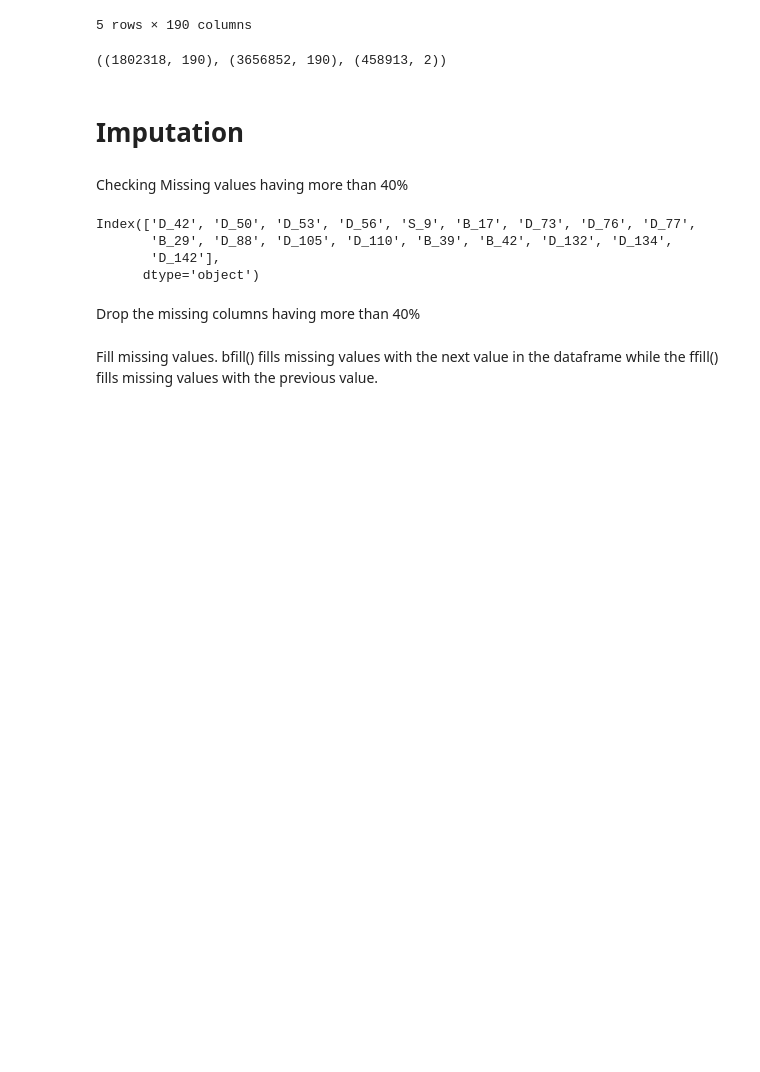
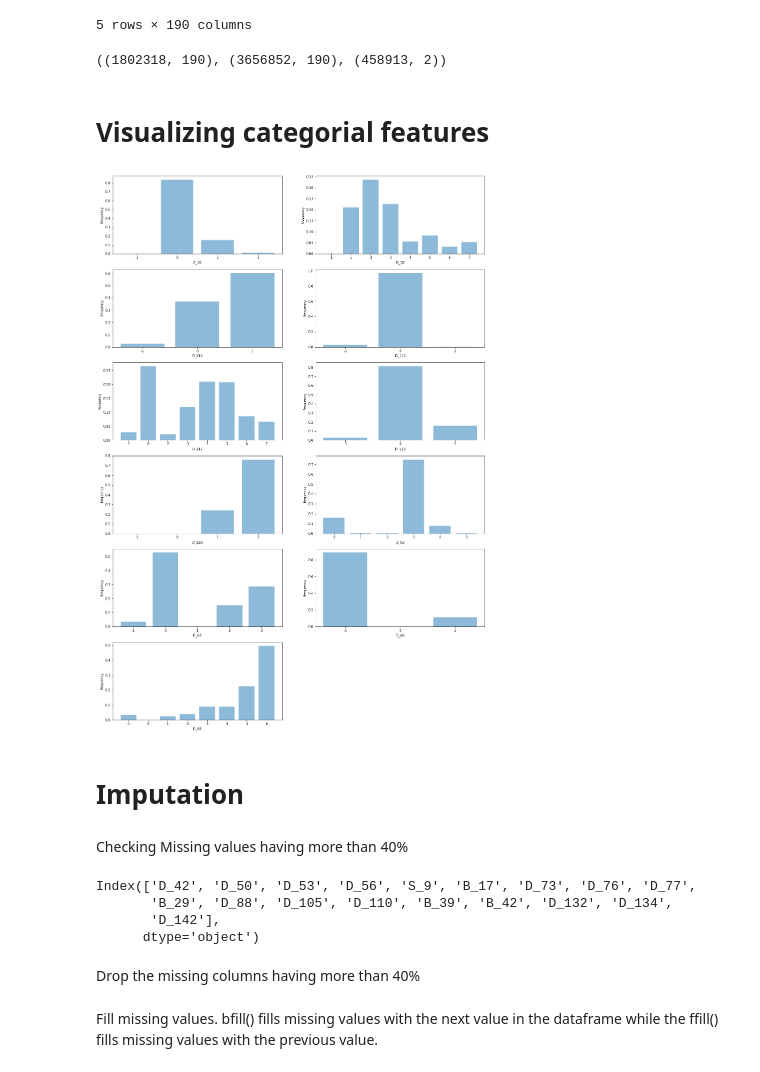
Before and after one commit to cmgchess/CS4622-AMEX-Default-Prediction, a Jupyter notebook: xgboost-feature-eng.ipynb, the cells around one changed output. Cells and saved outputs as stored; diff of their text form; code cells hidden in the pictures; blank space fills up the shorter version.

```diff
--- a/xgboost-feature-eng.ipynb
+++ b/xgboost-feature-eng.ipynb
@@ -72,6 +72,23 @@ train.head()
 train.shape, test.shape, train_labels.shape
 # %% [output]
 ((1802318, 190), (3656852, 190), (458913, 2))
+# %% [markdown]
+# Visualizing categorial features
+# %%
+categorical_cols = ['B_30', 'B_38', 'D_114', 'D_116', 'D_117', 'D_120', 'D_126', 'D_63', 'D_64', 'D_66', 'D_68']
+plt.figure(figsize=(20, 30))
+for i, k in enumerate(categorical_cols):
+    plt.subplot(6, 2, i+1)
+    temp_val = pd.DataFrame(train[k].value_counts(dropna=False, normalize=True).sort_index().rename('count'))
+    temp_val.index.name = 'value'
+    temp_val.reset_index(inplace=True)
+    plt.bar(temp_val.index, temp_val['count'], alpha=0.5)
+    plt.xlabel(k)
+    plt.ylabel('frequency')
+    plt.xticks(temp_val.index, temp_val.value)
+plt.show()
+# %% [output]
+[figure, added]
 # %% [markdown]
 # Imputation
 # %% [markdown]
```
Also changed, not shown: parts of 1 cell of this notebook.
